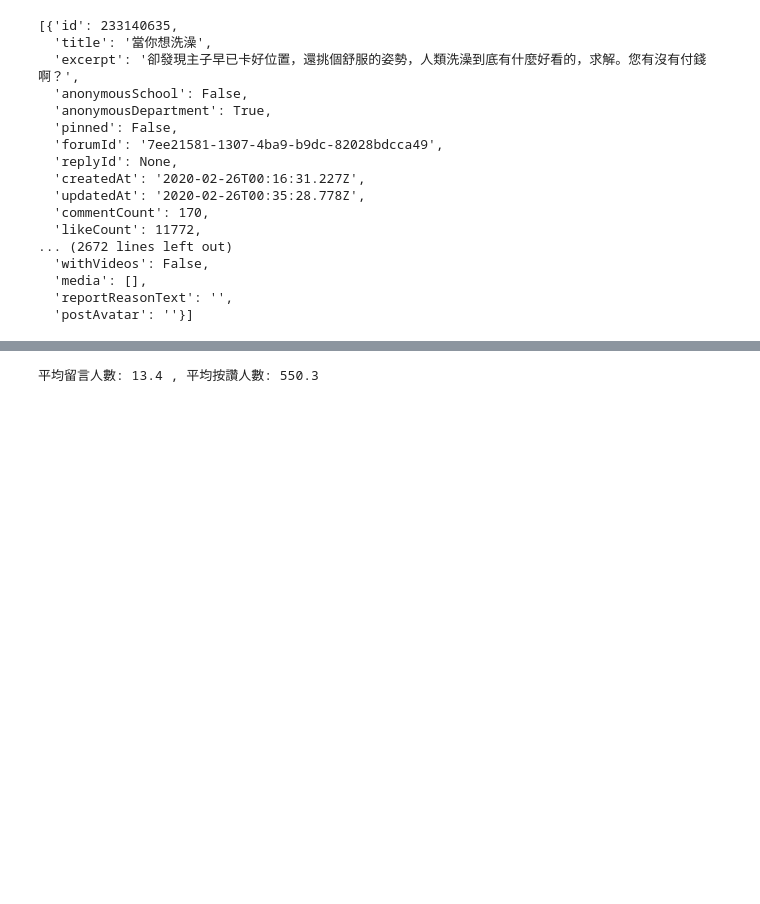
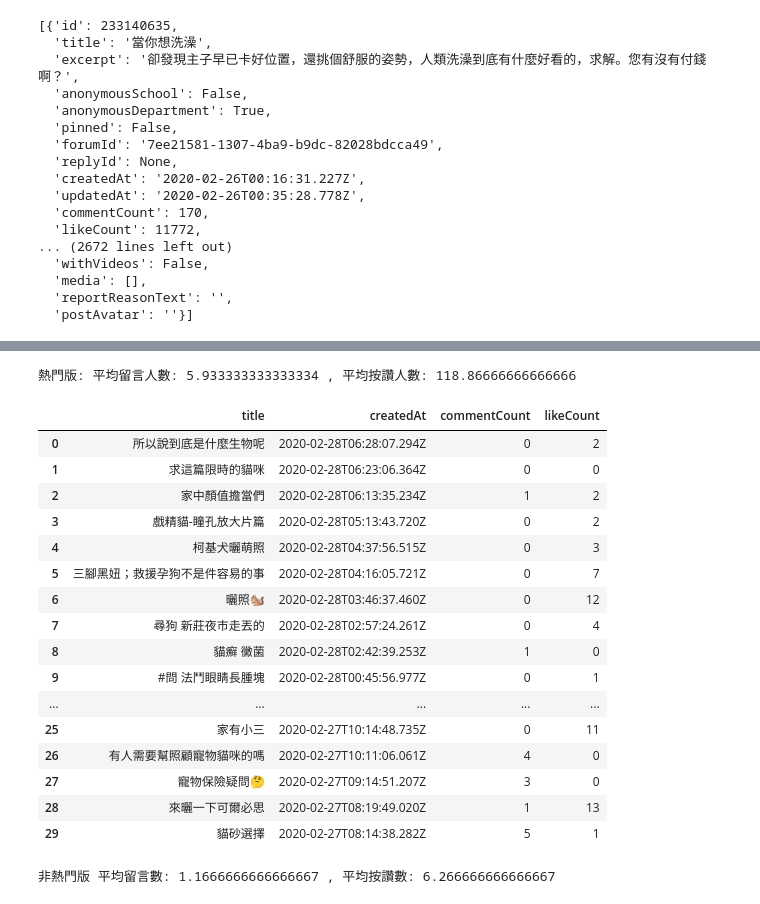
Before and after one commit to terminal201467/2nd-PyCrawlerMarathon, a Jupyter notebook: Day005_HW.ipynb, the cells around one changed output, grey strips where cells are left out. Saved outputs shown, nothing was run; the diff lists cells and outputs as text; code cells hidden in the pictures; blank space fills up the shorter version.

```diff
--- a/Day005_HW.ipynb
+++ b/Day005_HW.ipynb
@@ -105,6 +105,48 @@ df
 comment_sum = sum(df.commentCount) / len(df.commentCount)
 like_sum = sum(df.likeCount) / len(df.likeCount)
 
-print("平均留言人數:",comment_sum,", 平均按讚人數:",like_sum)
+print("熱門版:","平均留言人數:",comment_sum,", 平均按讚人數:",like_sum)
 # %% [output]
-平均留言人數: 13.4 , 平均按讚人數: 550.3
+熱門版: 平均留言人數: 5.933333333333334 , 平均按讚人數: 118.86666666666666
+# %%
+import requests
+r = requests.get("https://www.dcard.tw/_api/forums/pet/posts?popular=false")
+r.text
+import json
+jlrt2 = json.loads(r.text)
+import pandas as pd
+
+df2 = pd.DataFrame(columns = ["title","createdAt","commentCount","likeCount"])
+df2.title = [d["title"] for d in jlrt2]
+df2.createdAt = [d["createdAt"] for d in jlrt2]
+df2.commentCount = [d["commentCount"] for d in jlrt2]
+df2.likeCount = [d["likeCount"] for d in jlrt2]
+df2
+# %% [output]
+|  | title | createdAt | commentCount | likeCount |
+| 0 | 所以說到底是什麼生物呢 | 2020-02-28T06:28:07.294Z | 0 | 2 |
+| 1 | 求這篇限時的貓咪 | 2020-02-28T06:23:06.364Z | 0 | 0 |
+| 2 | 家中顏值擔當們 | 2020-02-28T06:13:35.234Z | 1 | 2 |
+| 3 | 戲精貓-瞳孔放大片篇 | 2020-02-28T05:13:43.720Z | 0 | 2 |
+| 4 | 柯基犬曬萌照 | 2020-02-28T04:37:56.515Z | 0 | 3 |
+| 5 | 三腳黑妞；救援孕狗不是件容易的事 | 2020-02-28T04:16:05.721Z | 0 | 7 |
+| 6 | 曬照🐿️ | 2020-02-28T03:46:37.460Z | 0 | 12 |
+| 7 | 尋狗 新莊夜市走丟的 | 2020-02-28T02:57:24.261Z | 0 | 4 |
+| 8 | 貓癬 黴菌 | 2020-02-28T02:42:39.253Z | 1 | 0 |
+| 9 | #問 法鬥眼睛長腫塊 | 2020-02-28T00:45:56.977Z | 0 | 1 |
+| ... | ... | ... | ... | ... |
+| 25 | 家有小三 | 2020-02-27T10:14:48.735Z | 0 | 11 |
+| 26 | 有人需要幫照顧寵物貓咪的嗎 | 2020-02-27T10:11:06.061Z | 4 | 0 |
+| 27 | 寵物保險疑問🤔️ | 2020-02-27T09:14:51.207Z | 3 | 0 |
+| 28 | 來曬一下可爾必思 | 2020-02-27T08:19:49.020Z | 1 | 13 |
+| 29 | 貓砂選擇 | 2020-02-27T08:14:38.282Z | 5 | 1 |
+# %%
+comment_Count = df2.commentCount
+like_Count = df2.likeCount
+
+comment_avr = sum(comment_Count) / len(comment_Count)
+like_avr = sum(like_Count) / len(like_Count)
+
+print("非熱門版","平均留言數:",comment_avr,", 平均按讚數:",like_avr)
+# %% [output]
+非熱門版 平均留言數: 1.1666666666666667 , 平均按讚數: 6.266666666666667
```
Also changed, not shown: parts of 3 cells of this notebook, 1 other file.
